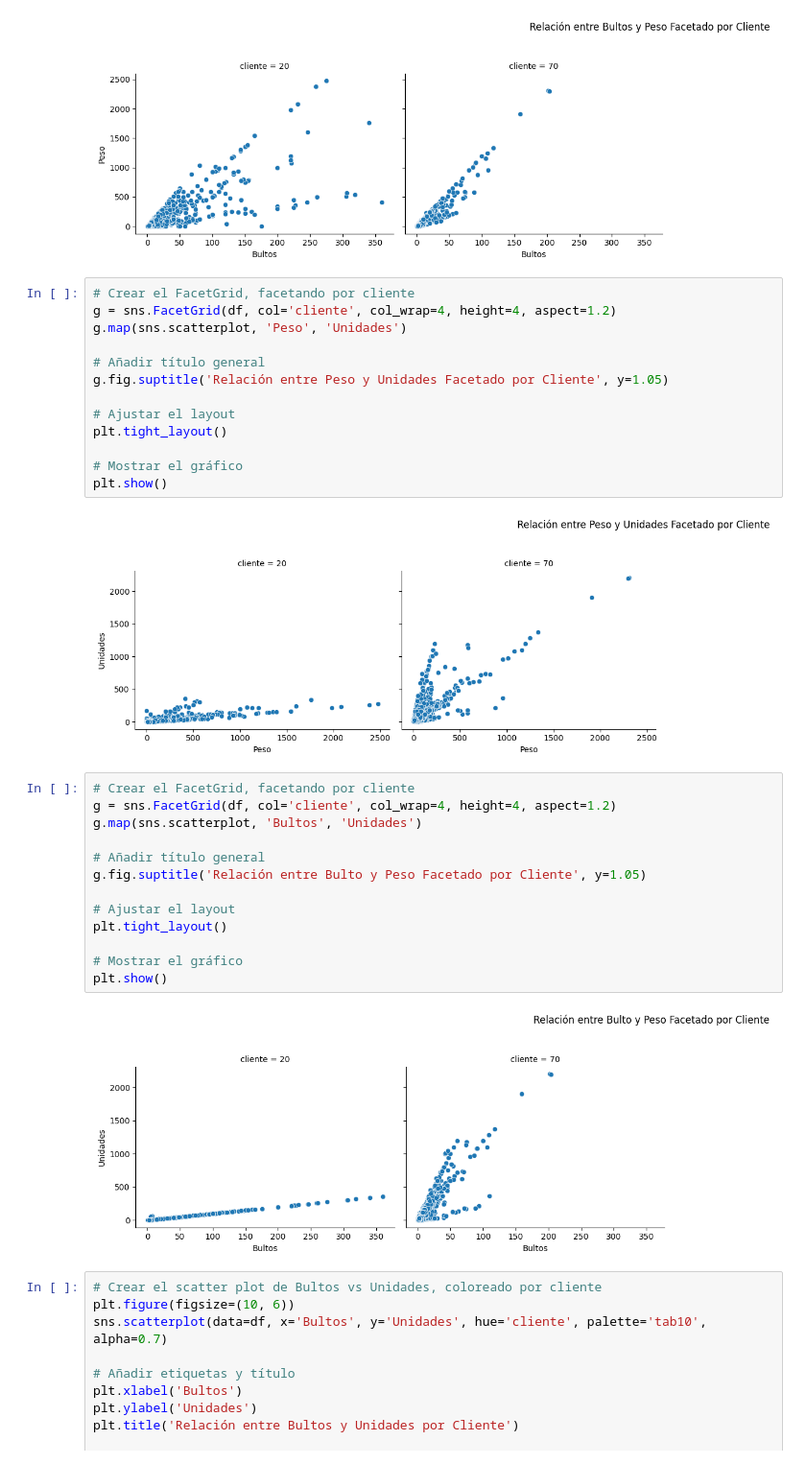
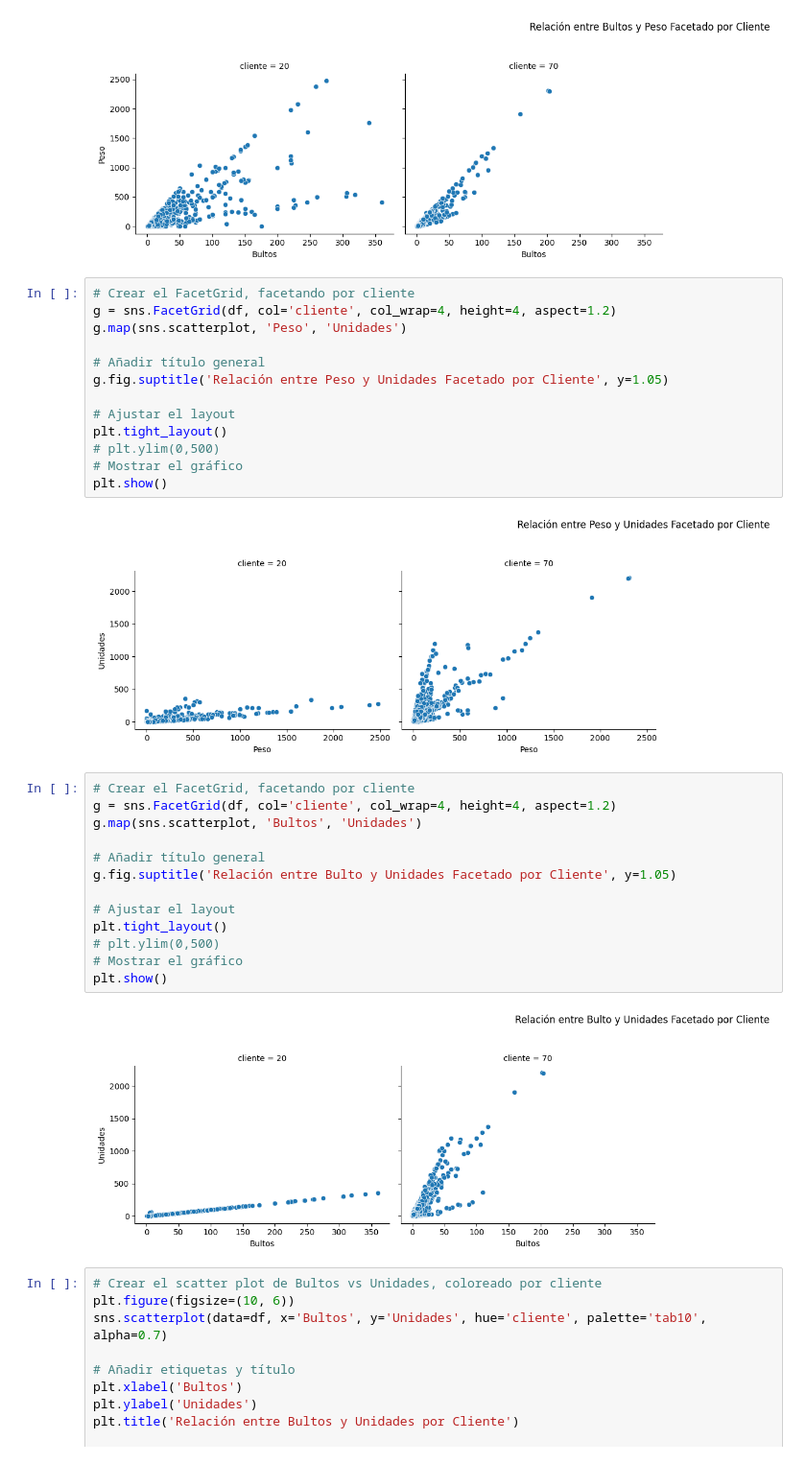
Before and after one commit to Maximo-Verdondoni/DesafioiFlow, a Jupyter notebook: Visualizacion.ipynb, the cells around one changed output. Shown at 96% size. Cells and saved outputs as stored; diff of their text form.

Commit message:
Notas visualizacion

```diff
--- a/Visualizacion.ipynb
+++ b/Visualizacion.ipynb
@@ -209,7 +209,7 @@ g.fig.suptitle('Relación entre Peso y Unidades Facetado por Cliente', y=1.05)
 
 # Ajustar el layout
 plt.tight_layout()
-
+# plt.ylim(0,500)
 # Mostrar el gráfico
 plt.show()
 # %% [output]
@@ -217,18 +217,18 @@ plt.show()
 # %%
 # Crear el FacetGrid, facetando por cliente
 g = sns.FacetGrid(df, col='cliente', col_wrap=4, height=4, aspect=1.2)
 g.map(sns.scatterplot, 'Bultos', 'Unidades')
 
 # Añadir título general
-g.fig.suptitle('Relación entre Bulto y Peso Facetado por Cliente', y=1.05)
+g.fig.suptitle('Relación entre Bulto y Unidades Facetado por Cliente', y=1.05)
 
 # Ajustar el layout
 plt.tight_layout()
-
+# plt.ylim(0,500)
 # Mostrar el gráfico
 plt.show()
 # %% [output]
-[figure, old version]
+[figure, new version]
 # %%
 # Crear el scatter plot de Bultos vs Unidades, coloreado por cliente
 plt.figure(figsize=(10, 6))
```
Also changed, not shown: parts of 3 cells of this notebook.
